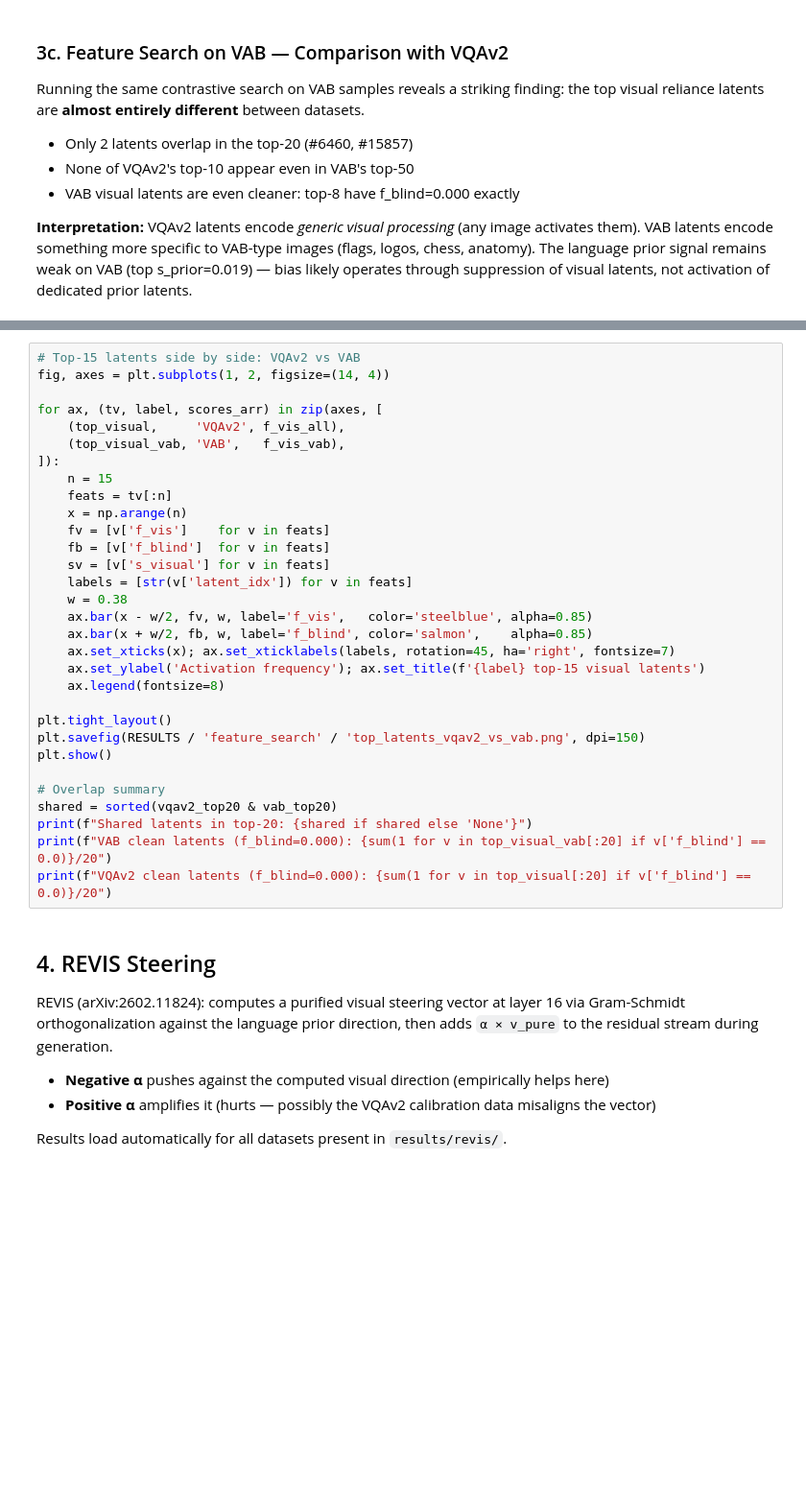
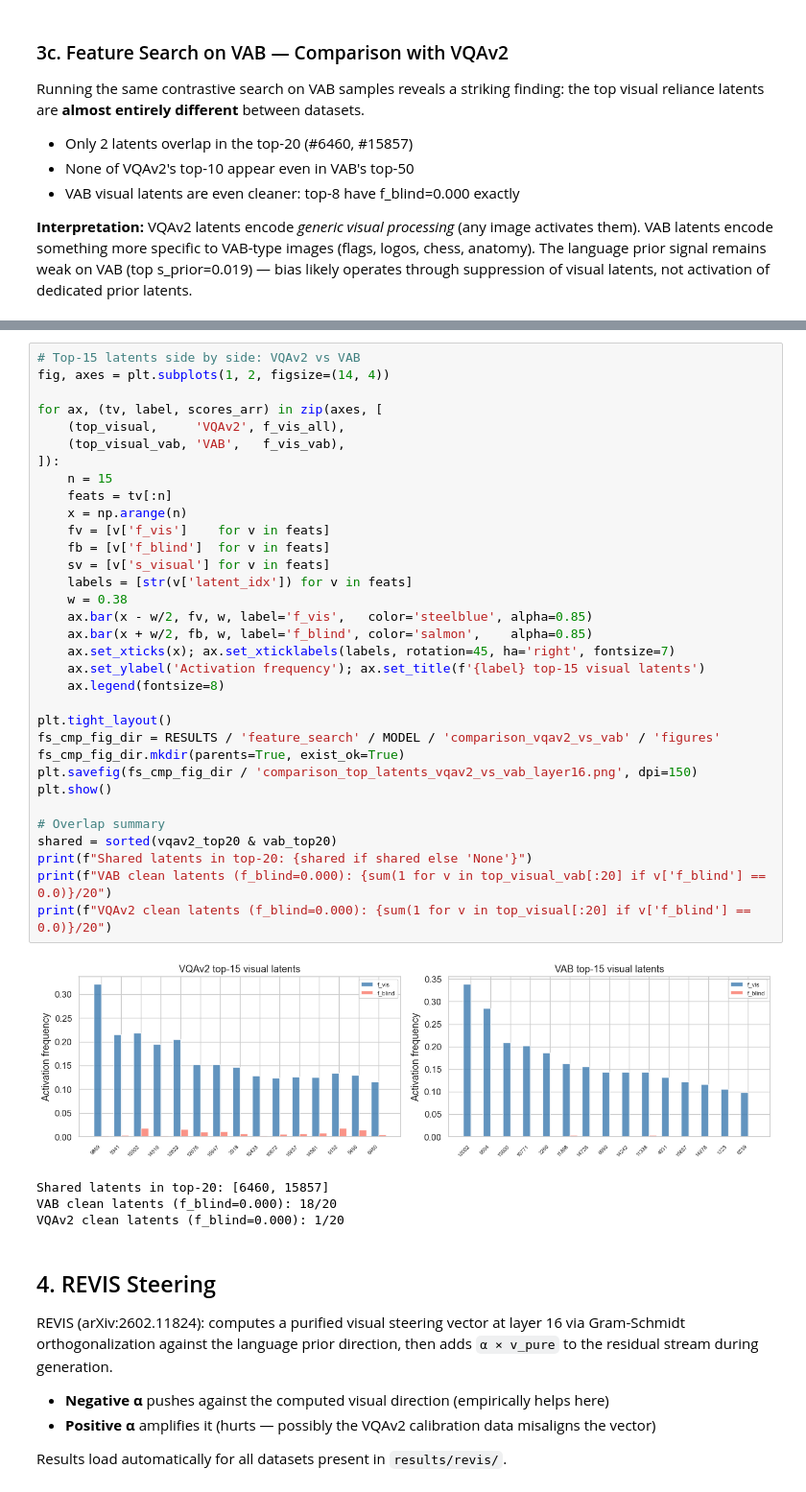
Before and after one commit to fabianandresgrob/vlm-mechanistic-analysis, a Jupyter notebook: analysis/results_overview.ipynb, the cells around one changed output, grey strips where cells are left out. Shown at 96% size. Saved outputs shown, nothing was run; the diff lists cells and outputs as text; blank space fills up the shorter version.

```diff
--- a/analysis/results_overview.ipynb
+++ b/analysis/results_overview.ipynb
@@ -762,34 +780,41 @@ plt.show()
 # %%
 # Top-15 latents side by side: VQAv2 vs VAB
 fig, axes = plt.subplots(1, 2, figsize=(14, 4))
 
 for ax, (tv, label, scores_arr) in zip(axes, [
     (top_visual,     'VQAv2', f_vis_all),
     (top_visual_vab, 'VAB',   f_vis_vab),
 ]):
     n = 15
     feats = tv[:n]
     x = np.arange(n)
     fv = [v['f_vis']    for v in feats]
     fb = [v['f_blind']  for v in feats]
     sv = [v['s_visual'] for v in feats]
     labels = [str(v['latent_idx']) for v in feats]
     w = 0.38
     ax.bar(x - w/2, fv, w, label='f_vis',   color='steelblue', alpha=0.85)
     ax.bar(x + w/2, fb, w, label='f_blind', color='salmon',    alpha=0.85)
     ax.set_xticks(x); ax.set_xticklabels(labels, rotation=45, ha='right', fontsize=7)
     ax.set_ylabel('Activation frequency'); ax.set_title(f'{label} top-15 visual latents')
     ax.legend(fontsize=8)
 
 plt.tight_layout()
-plt.savefig(RESULTS / 'feature_search' / 'top_latents_vqav2_vs_vab.png', dpi=150)
+fs_cmp_fig_dir = RESULTS / 'feature_search' / MODEL / 'comparison_vqav2_vs_vab' / 'figures'
+fs_cmp_fig_dir.mkdir(parents=True, exist_ok=True)
+plt.savefig(fs_cmp_fig_dir / 'comparison_top_latents_vqav2_vs_vab_layer16.png', dpi=150)
 plt.show()
 
 # Overlap summary
 shared = sorted(vqav2_top20 & vab_top20)
 print(f"Shared latents in top-20: {shared if shared else 'None'}")
 print(f"VAB clean latents (f_blind=0.000): {sum(1 for v in top_visual_vab[:20] if v['f_blind'] == 0.0)}/20")
 print(f"VQAv2 clean latents (f_blind=0.000): {sum(1 for v in top_visual[:20] if v['f_blind'] == 0.0)}/20")
+# %% [output]
+[figure, added]
+Shared latents in top-20: [6460, 15857]
+VAB clean latents (f_blind=0.000): 18/20
+VQAv2 clean latents (f_blind=0.000): 1/20
 # %% [markdown]
 ## 4. REVIS Steering
 
```
Also changed, not shown: parts of 12 cells of this notebook, 3 other files.
